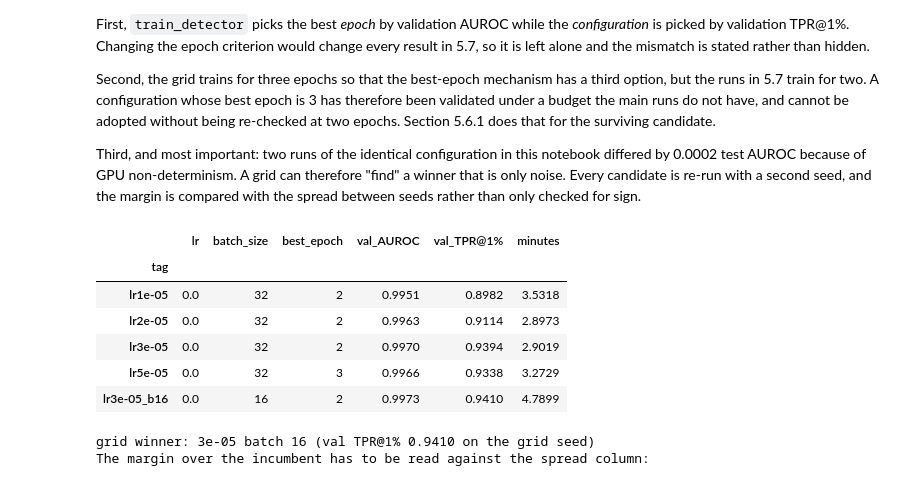
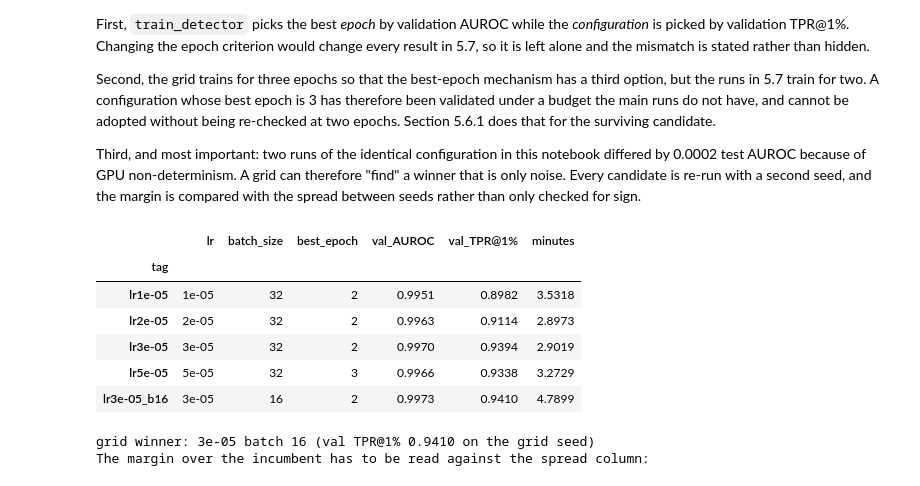
Before and after one commit to brucenguyen0302-code/ai-text-detection, a Jupyter notebook: main.ipynb, the cells around one changed output. Drawn from its saved outputs; the diff is of its cells as text; code cells hidden in the pictures.

```diff
--- a/main.ipynb
+++ b/main.ipynb
@@ -1985,39 +2135,41 @@ def tune_run(tag, lr, epochs=3, batch_size=32, seed=SEED, words=25):
     path = f"{RESULTS}/part5/tune_{tag}.json"
     if os.path.exists(path):
         return json.load(open(path))
     tr, va = subset(train_df, ALL), subset(val_df, ALL)
     cut = lambda s: [first_n_words(t, words) for t in s]
     t0 = time.time()
     model, hist, tau, _, best_epoch = train_detector(
         cut(tr["text_input"]), tr["label"], cut(va["text_input"]), va["label"],
         MAX_LEN[words], epochs=epochs, lr=lr, batch_size=batch_size, seed=seed, verbose=False)
     va_z = predict_logits(model, cut(va["text_input"]), MAX_LEN[words])
     out = {"tag": tag, "lr": lr, "epochs": epochs, "batch_size": batch_size, "seed": seed,
            "best_epoch": best_epoch, "minutes": (time.time() - t0) / 60,
            "val_AUROC": float(roc_auc_score(va["label"], va_z)),
            "val_TPR@1%": float(tpr_at_fpr(va["label"].to_numpy(), va_z))}
     json.dump(out, open(path, "w"), default=float)
     del model
     if DEVICE.type == "cuda":
         torch.cuda.empty_cache()
     print(f"[{tag}] lr={lr:g} batch={batch_size} seed={seed}: "
           f"val AUROC {out['val_AUROC']:.4f} | val TPR@1% {out['val_TPR@1%']:.4f} "
           f"| best epoch {best_epoch} | {out['minutes']:.1f} min")
     return out
 
 ALL = ["human"] + GENERATORS
 grid = [tune_run(f"lr{lr:g}", lr) for lr in [1e-5, 2e-5, 3e-5, 5e-5]]
 best_lr = max(grid, key=lambda r: r["val_TPR@1%"])["lr"]
 grid.append(tune_run(f"lr{best_lr:g}_b16", best_lr, batch_size=16))
-pd.DataFrame(grid).set_index("tag")[["lr", "batch_size", "best_epoch", "val_AUROC", "val_TPR@1%", "minutes"]].round(4)
+tune_table = pd.DataFrame(grid).set_index("tag")[["lr", "batch_size", "best_epoch", "val_AUROC", "val_TPR@1%", "minutes"]]
+tune_table["lr"] = tune_table["lr"].map("{:g}".format)   # .round() would print 2e-5 as 0.0
+tune_table.round(4)
 # %% [output]
 |  | lr | batch_size | best_epoch | val_AUROC | val_TPR@1% | minutes |
 | tag |  |  |  |  |  |  |
-| lr1e-05 | 0.0 | 32 | 2 | 0.9951 | 0.8982 | 3.5318 |
-| lr2e-05 | 0.0 | 32 | 2 | 0.9963 | 0.9114 | 2.8973 |
-| lr3e-05 | 0.0 | 32 | 2 | 0.9970 | 0.9394 | 2.9019 |
-| lr5e-05 | 0.0 | 32 | 3 | 0.9966 | 0.9338 | 3.2729 |
-| lr3e-05_b16 | 0.0 | 16 | 2 | 0.9973 | 0.9410 | 4.7899 |
+| lr1e-05 | 1e-05 | 32 | 2 | 0.9951 | 0.8982 | 3.5318 |
+| lr2e-05 | 2e-05 | 32 | 2 | 0.9963 | 0.9114 | 2.8973 |
+| lr3e-05 | 3e-05 | 32 | 2 | 0.9970 | 0.9394 | 2.9019 |
+| lr5e-05 | 5e-05 | 32 | 3 | 0.9966 | 0.9338 | 3.2729 |
+| lr3e-05_b16 | 3e-05 | 16 | 2 | 0.9973 | 0.9410 | 4.7899 |
 # %%
 INCUMBENT = {"lr": 2e-5, "batch_size": 32}
 winner = max(grid, key=lambda r: r["val_TPR@1%"])
```
Also changed, not shown: parts of 46 cells of this notebook.
